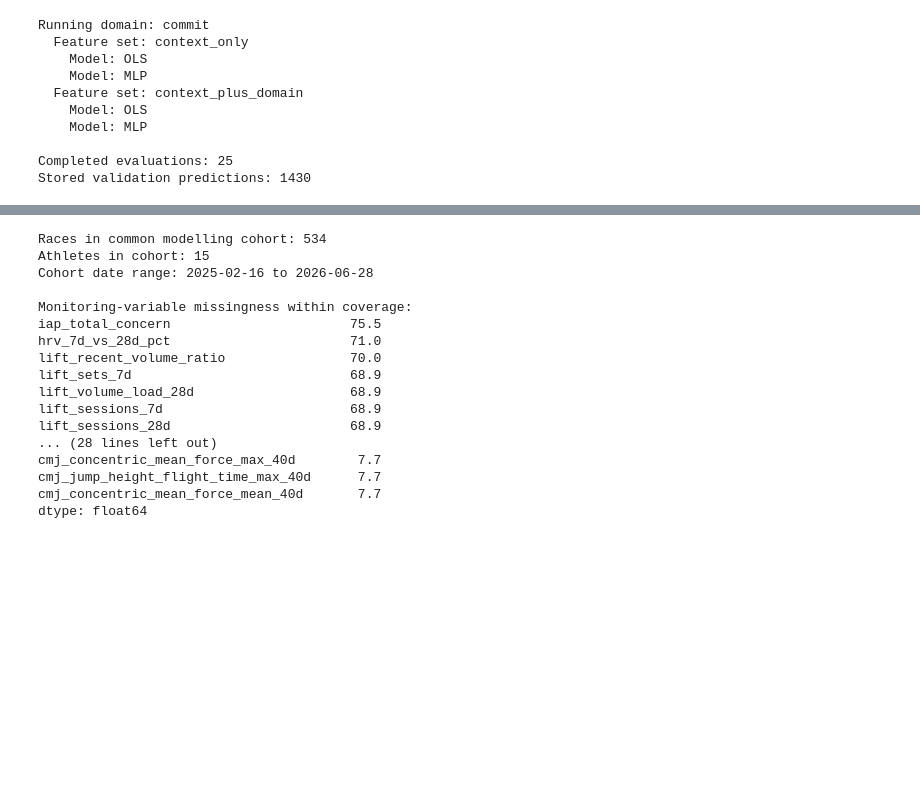
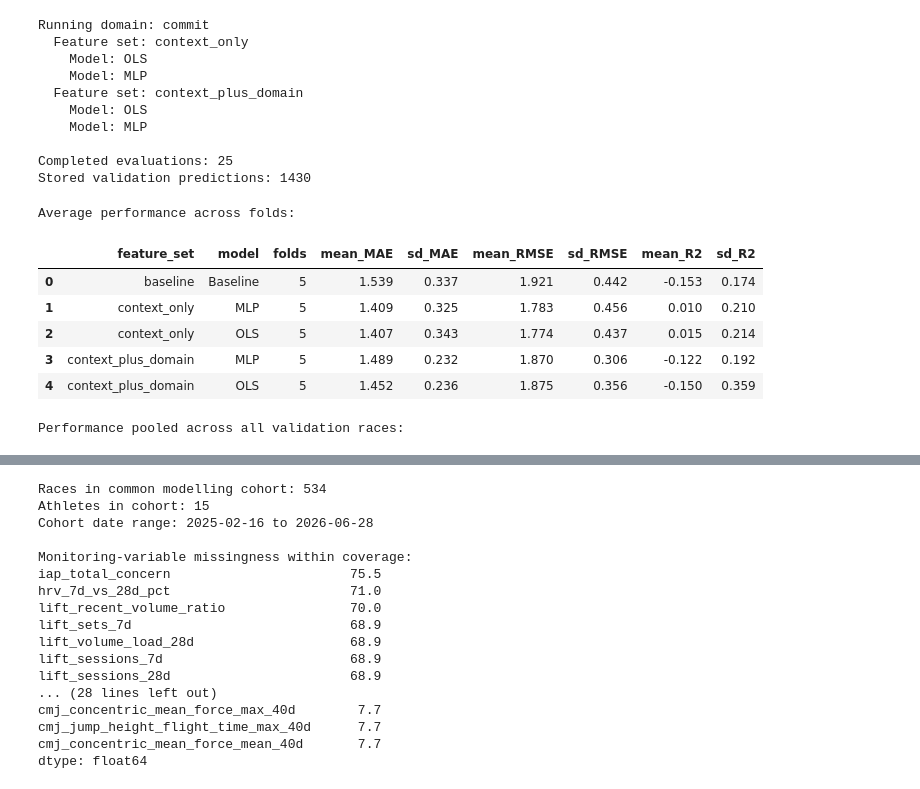
Before and after one commit to asanoufi/test-github, a Jupyter notebook: Model_1.ipynb, the cells around one changed output, grey strips where cells are left out. Drawn from its saved outputs; the diff is of its cells as text; code cells hidden in the pictures; blank space fills up the shorter version.

Commit message:
all comparisons for domain-by-domain analysis

```diff
--- a/Model_1.ipynb
+++ b/Model_1.ipynb
@@ -3612,3 +3612,81 @@ Running domain: commit
 
 Completed evaluations: 25
 Stored validation predictions: 1430
+# %%
+#--------------------------------------
+#SUMMARISE THE COMMIT DOMAIN COMPARISON
+#--------------------------------------
+
+#Average the performance metrics across the five chronological folds.
+#The standard deviations show how much performance changed between folds.
+
+commit_average_results = (
+    commit_fold_results
+    .groupby(["feature_set", "model"], as_index=False)
+    .agg(
+        folds=("fold", "count"),
+        mean_MAE=("MAE", "mean"),
+        sd_MAE=("MAE", "std"),
+        mean_RMSE=("RMSE", "mean"),
+        sd_RMSE=("RMSE", "std"),
+        mean_R2=("R2", "mean"),
+        sd_R2=("R2", "std"),
+    )
+    .round(3)
+)
+
+print("Average performance across folds:")
+display(commit_average_results)
+
+
+#Calculate performance after pooling all validation predictions.
+
+#Unlike the fold-average results, larger validation folds contribute proportionally more races to these pooled metrics.
+
+pooled_results = []
+
+for (
+    domain_name,
+    feature_set_name,
+    model_name,
+), prediction_group in commit_validation_predictions.groupby(
+    ["domain", "feature_set", "model"]
+):
+
+    actual = prediction_group["actual"]
+    predicted = prediction_group["predicted"]
+
+    pooled_results.append({
+        "domain": domain_name,
+        "feature_set": feature_set_name,
+        "model": model_name,
+        "validation_races": len(prediction_group),
+        "pooled_MAE": mean_absolute_error(actual, predicted),
+        "pooled_RMSE": np.sqrt(
+            mean_squared_error(actual, predicted)
+        ),
+        "pooled_R2": r2_score(actual, predicted),
+
+        #Positive bias: the model predicts a higher percentage from season's best than was actually observed.
+        #Negative bias: it tends to predict a lower percentage.
+        "prediction_bias": (predicted - actual).mean(),
+    })
+
+commit_pooled_results = (
+    pd.DataFrame(pooled_results)
+    .sort_values(["model", "feature_set"])
+    .reset_index(drop=True)
+    .round(3)
+)
+
+print("\nPerformance pooled across all validation races:")
+display(commit_pooled_results)
+# %% [output]
+Average performance across folds:
+|  | feature_set | model | folds | mean_MAE | sd_MAE | mean_RMSE | sd_RMSE | mean_R2 | sd_R2 |
+| 0 | baseline | Baseline | 5 | 1.539 | 0.337 | 1.921 | 0.442 | -0.153 | 0.174 |
+| 1 | context_only | MLP | 5 | 1.409 | 0.325 | 1.783 | 0.456 | 0.010 | 0.210 |
+| 2 | context_only | OLS | 5 | 1.407 | 0.343 | 1.774 | 0.437 | 0.015 | 0.214 |
+| 3 | context_plus_domain | MLP | 5 | 1.489 | 0.232 | 1.870 | 0.306 | -0.122 | 0.192 |
+| 4 | context_plus_domain | OLS | 5 | 1.452 | 0.236 | 1.875 | 0.356 | -0.150 | 0.359 |
+Performance pooled across all validation races:
```
Also changed, not shown: parts of 3 cells of this notebook.
